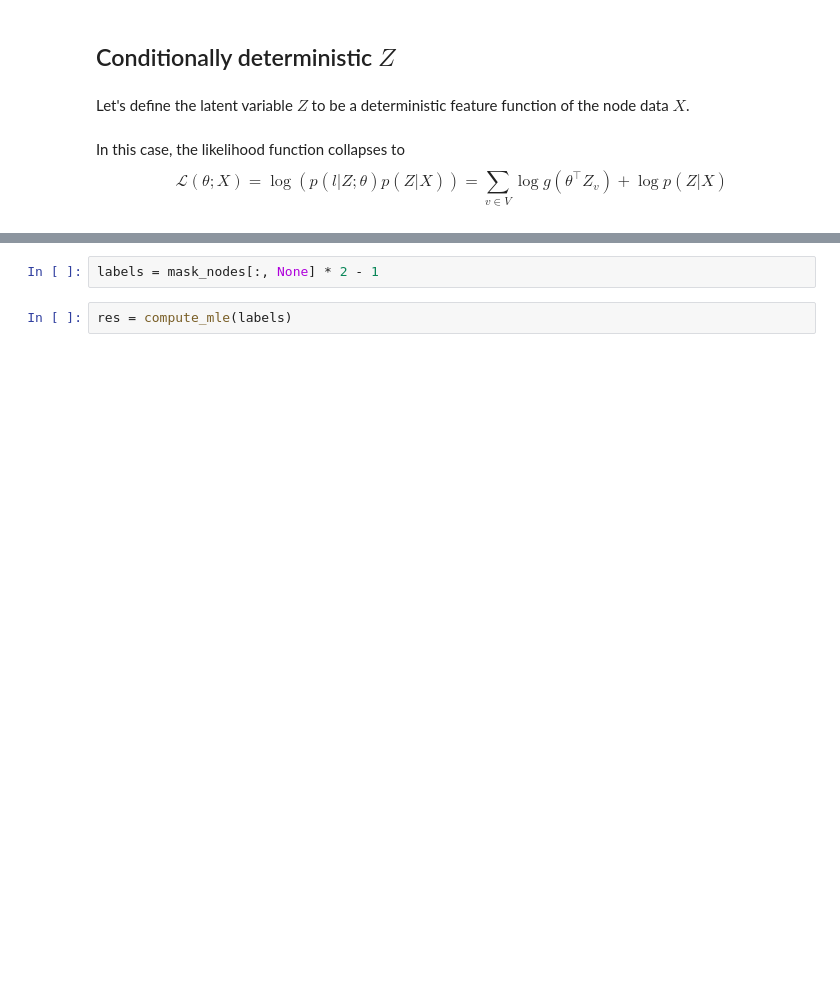
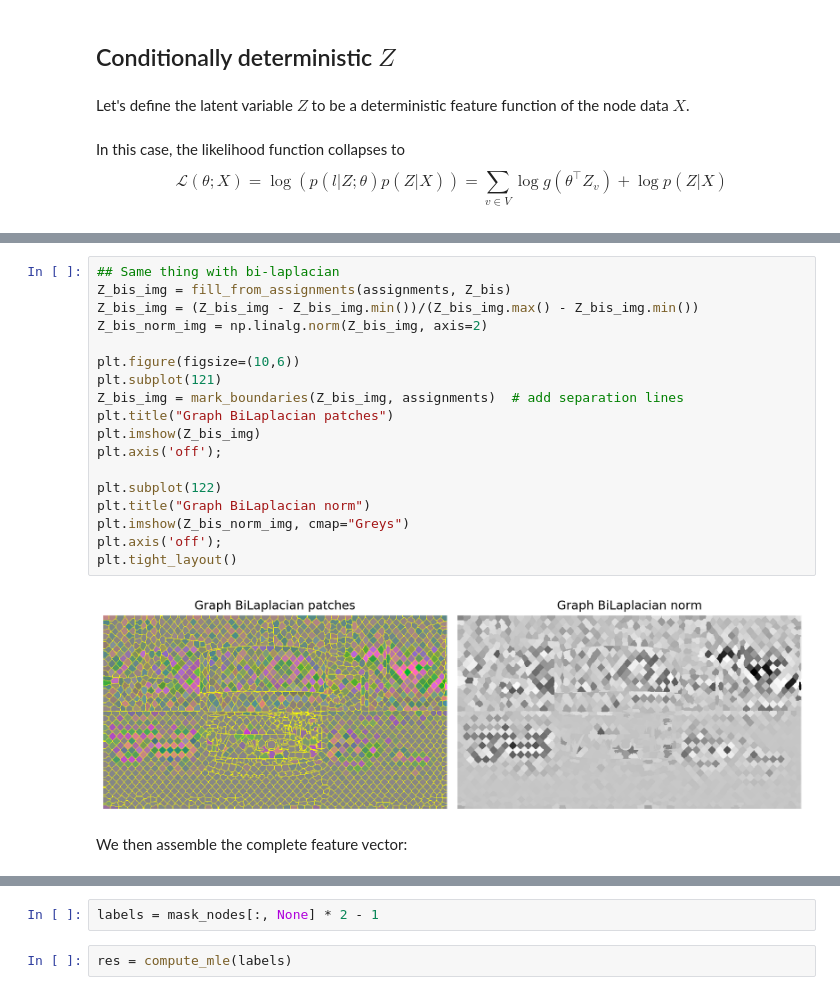
Before and after one commit to JulesSanchez/PhotoRoom-Object-Segmentation, a Jupyter notebook: notebooks/crf.ipynb, the cells around one changed output, grey strips where cells are left out. Cells and saved outputs as stored; diff of their text form; blank space fills up the shorter version.

```diff
--- a/notebooks/crf.ipynb
+++ b/notebooks/crf.ipynb
@@ -146,0 +150,22 @@ from scipy.optimize import minimize
+# %%
+## Same thing with bi-laplacian
+Z_bis_img = fill_from_assignments(assignments, Z_bis)
+Z_bis_img = (Z_bis_img - Z_bis_img.min())/(Z_bis_img.max() - Z_bis_img.min())
+Z_bis_norm_img = np.linalg.norm(Z_bis_img, axis=2)
+
+plt.figure(figsize=(10,6))
+plt.subplot(121)
+Z_bis_img = mark_boundaries(Z_bis_img, assignments)  # add separation lines
+plt.title("Graph BiLaplacian patches")
+plt.imshow(Z_bis_img)
+plt.axis('off');
+
+plt.subplot(122)
+plt.title("Graph BiLaplacian norm")
+plt.imshow(Z_bis_norm_img, cmap="Greys")
+plt.axis('off');
+plt.tight_layout()
+# %% [output]
+[figure, added]
+# %% [markdown]
+We then assemble the complete feature vector:
```
Also changed, not shown: parts of 37 cells of this notebook, 1 other file.
